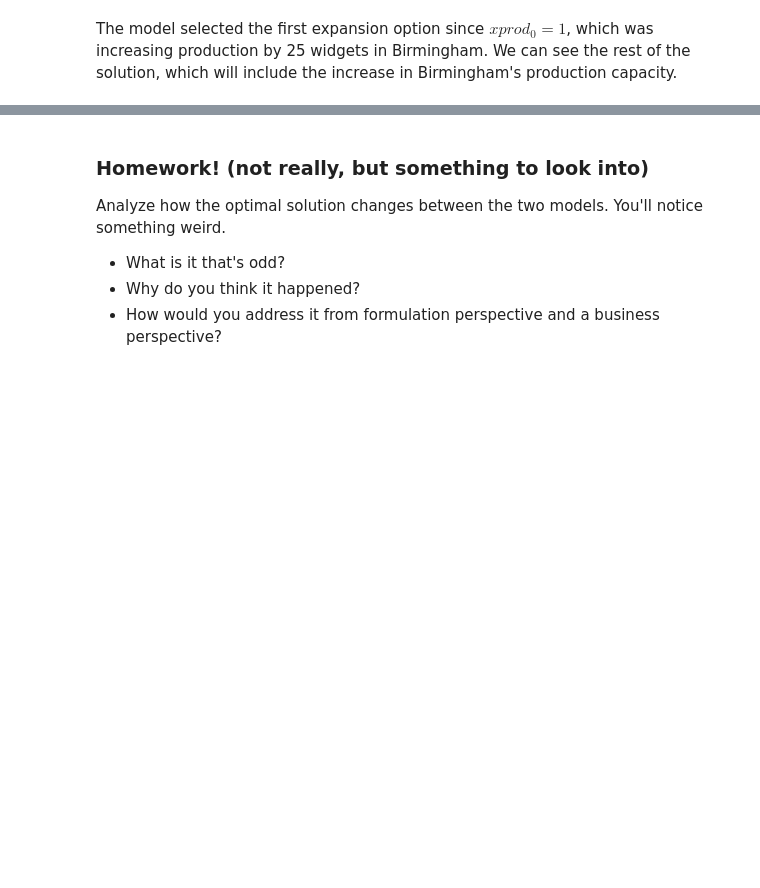
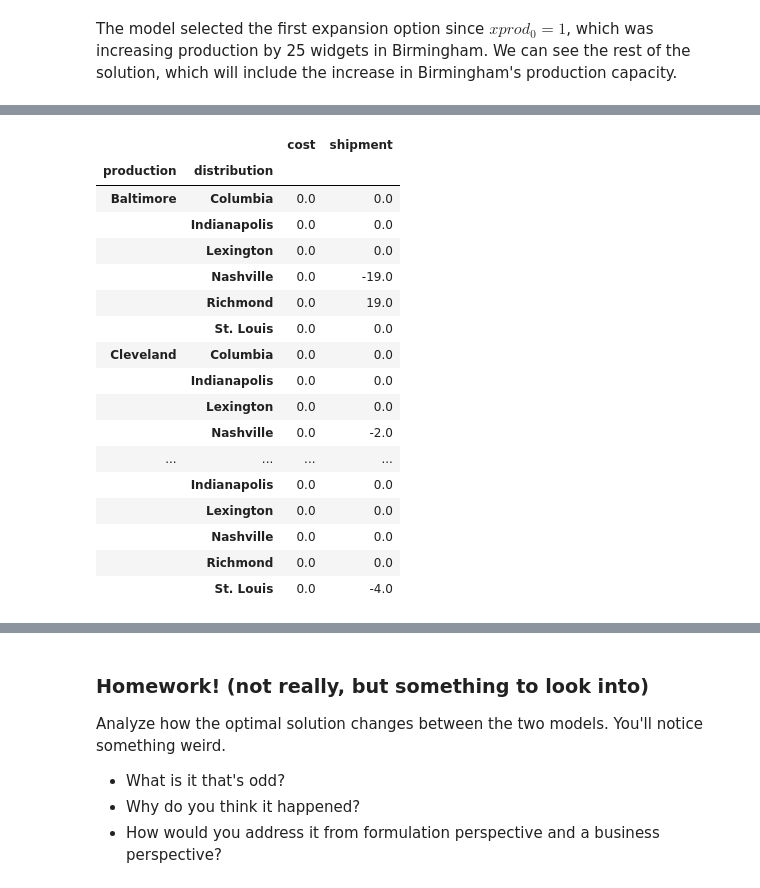
Before and after one commit to tamjid-rayhan/Cardiotocography_prediction, a Jupyter notebook: optimization101/Modeling_Session_1/modeling1.ipynb, the cells around one changed output, grey strips where cells are left out. Saved outputs shown, nothing was run; the diff lists cells and outputs as text; code cells hidden in the pictures; blank space fills up the shorter version.

```diff
--- a/optimization101/Modeling_Session_1/modeling1.ipynb
+++ b/optimization101/Modeling_Session_1/modeling1.ipynb
@@ -363,5 +361,10 @@ can_produce = m2.addConstrs(())
+# %%
+can_produce = m2.addConstrs((gp.quicksum(x[p,d] for d in distribution) <= max_prod[p] for p in production if p != 'Birmingham'))
+must_produce = m2.addConstrs((gp.quicksum(x[p,d] for d in distribution) >= frac*max_prod[p] for p in production if p != 'Birmingham'))
 # %% [markdown]
 Now, add the new binary variables.
+# %%
+xprod = m2.addVars(range(2), vtype=GRB.BINARY, obj=[50, 75], name='birmingham_expansion')
 # %% [markdown]
 Let's breakdown each of the arguments in the cell above -- there are a few new things there.
 1. `range(n)` is used to add $n$ decision variables. In this case we add 2 variables.
@@ -383,6 +386,9 @@ $$
 \sum_{d}x_{p,d} &\ge a*(m_p+ 25*xprod_0 + 50*xprod_1),& p = \texttt{Birmingham} \\
 \end{align*}
 $$
+# %%
+can_produce_birm = m2.addConstrs((gp.quicksum(x[p,d] for d in distribution) <= (max_prod[p] + 25*xprod[0] + 50*xprod[1]) for p in production if p == 'Birmingham'))
+must_produce_birm = m2.addConstrs((gp.quicksum(x[p,d] for d in distribution) >= frac*(max_prod[p] + 25*xprod[0] + 50*xprod[1]) for p in production if p == 'Birmingham'))
 # %% [markdown]
 It was stated above that we can select at most one of the expansion options which means we cannot allow both $xprod_0$ and $xprod_1$ to equal one. To model this we add a constraint limiting the sum of these two binary variables to at most one.
 
@@ -392,6 +398,8 @@ $$
 \end{align*}
 $$
 The corresponding constraint in gurobipy:
+# %%
+choose_expansion = m2.addConstr((gp.quicksum(xprod[i] for i in range(2)) <= 1 ))
 # %% [markdown]
 Now we can run this optimization model and see if this potential expansion will help us reduce overall costs.
 # %%
@@ -415,0 +492,21 @@ sol2[sol2.shipment > 0]
+# %%
+sol2 - sol
+# %% [output]
+|  |  | cost | shipment |
+| production | distribution |  |  |
+| Baltimore | Columbia | 0.0 | 0.0 |
+|  | Indianapolis | 0.0 | 0.0 |
+|  | Lexington | 0.0 | 0.0 |
+|  | Nashville | 0.0 | -19.0 |
+|  | Richmond | 0.0 | 19.0 |
+|  | St. Louis | 0.0 | 0.0 |
+| Cleveland | Columbia | 0.0 | 0.0 |
+|  | Indianapolis | 0.0 | 0.0 |
+|  | Lexington | 0.0 | 0.0 |
+|  | Nashville | 0.0 | -2.0 |
+| ... | ... | ... | ... |
+|  | Indianapolis | 0.0 | 0.0 |
+|  | Lexington | 0.0 | 0.0 |
+|  | Nashville | 0.0 | 0.0 |
+|  | Richmond | 0.0 | 0.0 |
+|  | St. Louis | 0.0 | -4.0 |
```
Also changed, not shown: parts of 17 cells of this notebook.
